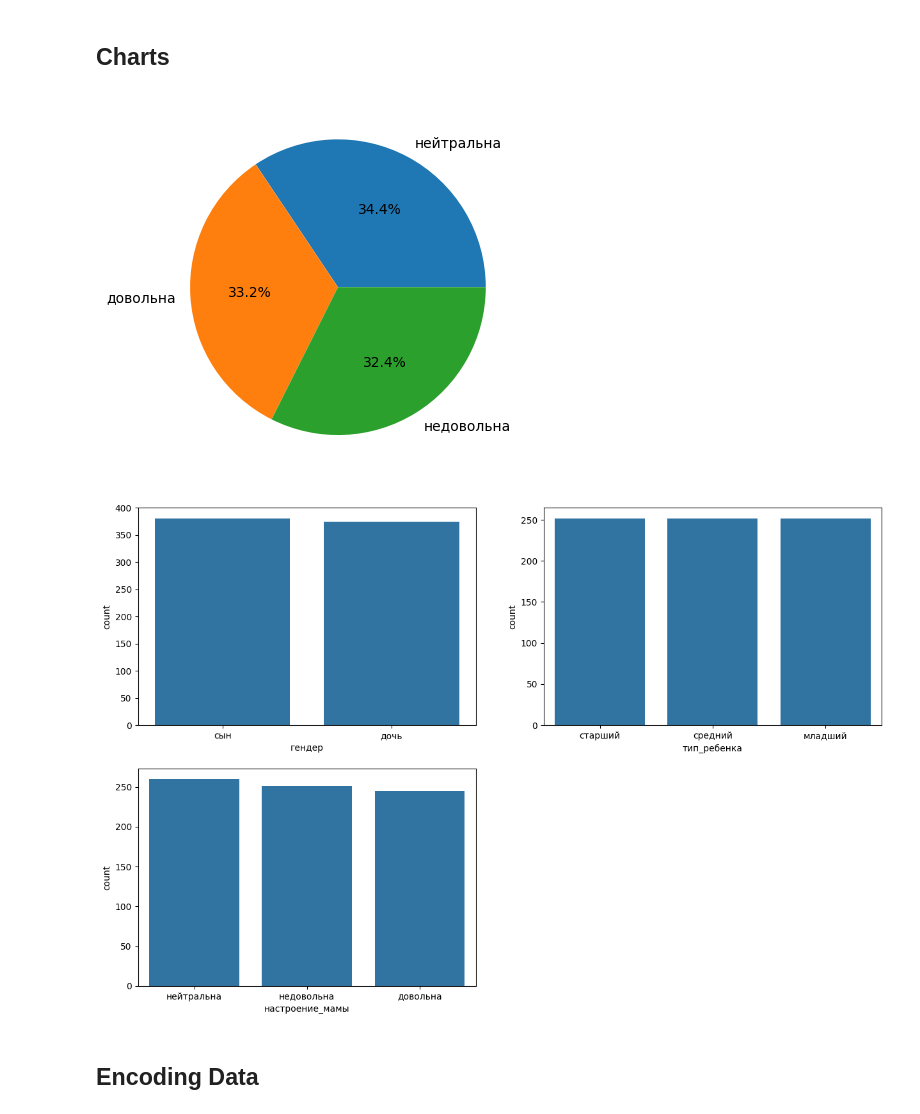
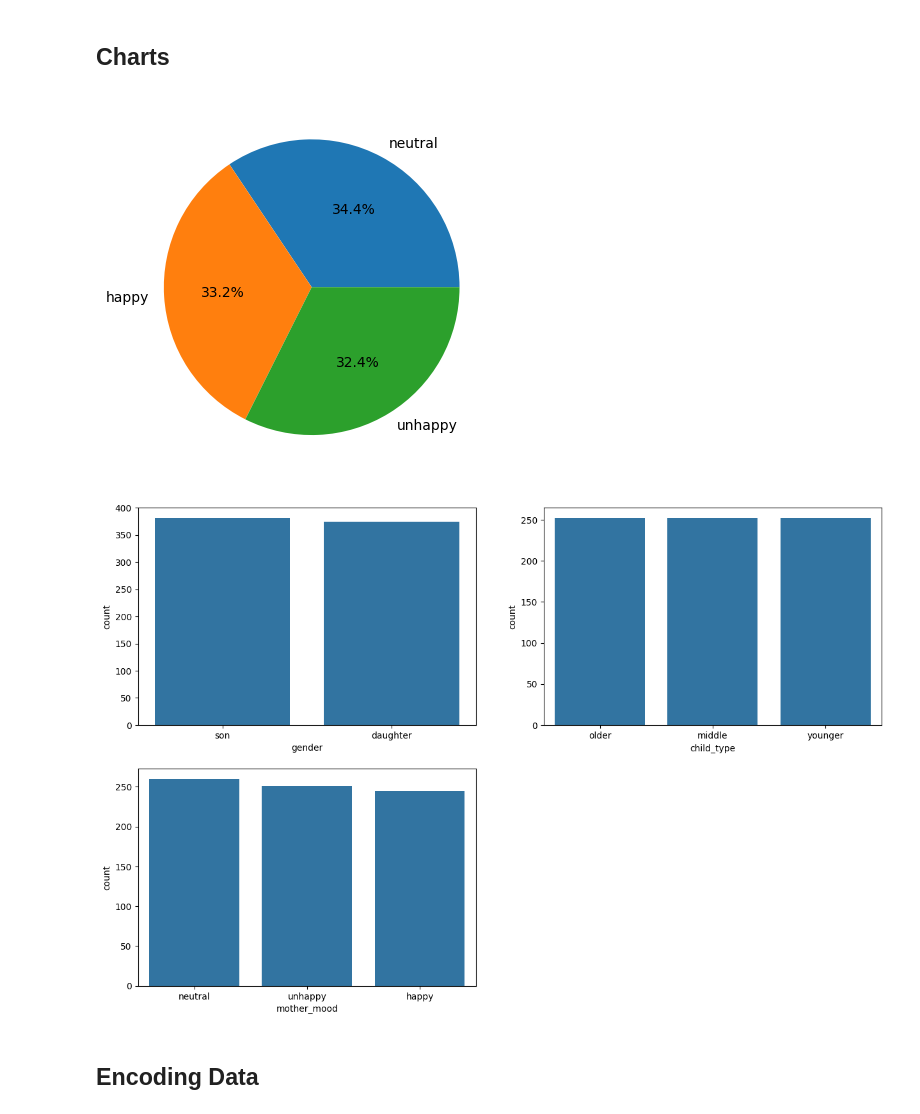
Before and after one commit to DaniilBaruah/mom-emotion-predictor, a Jupyter notebook: mother_model.ipynb, the cells around one changed output. Drawn from its saved outputs; the diff is of its cells as text; code cells hidden in the pictures.

```diff
--- a/mother_model.ipynb
+++ b/mother_model.ipynb
@@ -61,12 +61,12 @@ dtype: int64
 # %% [markdown]
 ## Charts
 # %%
-plt.pie(df['настроение_мамы'].value_counts(), labels=['нейтральна', 'довольна', 'недовольна'], autopct='%1.1f%%')
+plt.pie(df['mother_mood'].value_counts(), labels=['neutral', 'happy', 'unhappy'], autopct='%1.1f%%')
 plt.show()
 # %% [output]
-[figure, old version]
+[figure, new version]
 # %%
-cols = ['гендер', 'тип_ребенка', 'настроение_мамы']
+cols = ['gender', 'child_type', 'mother_mood']
 plt.figure(figsize=(15, 15))
 for i, col in enumerate(cols):
     plt.subplot(3, 2, i + 1) # 3 - rows, 2 - columns i + 1 - index
@@ -74,7 +74,7 @@ for i, col in enumerate(cols):
 
 plt.show()
 # %% [output]
-[figure, old version]
+[figure, new version]
 # %% [markdown]
 ## Encoding Data
 # %%
```
Also changed, not shown: parts of 20 cells of this notebook.
